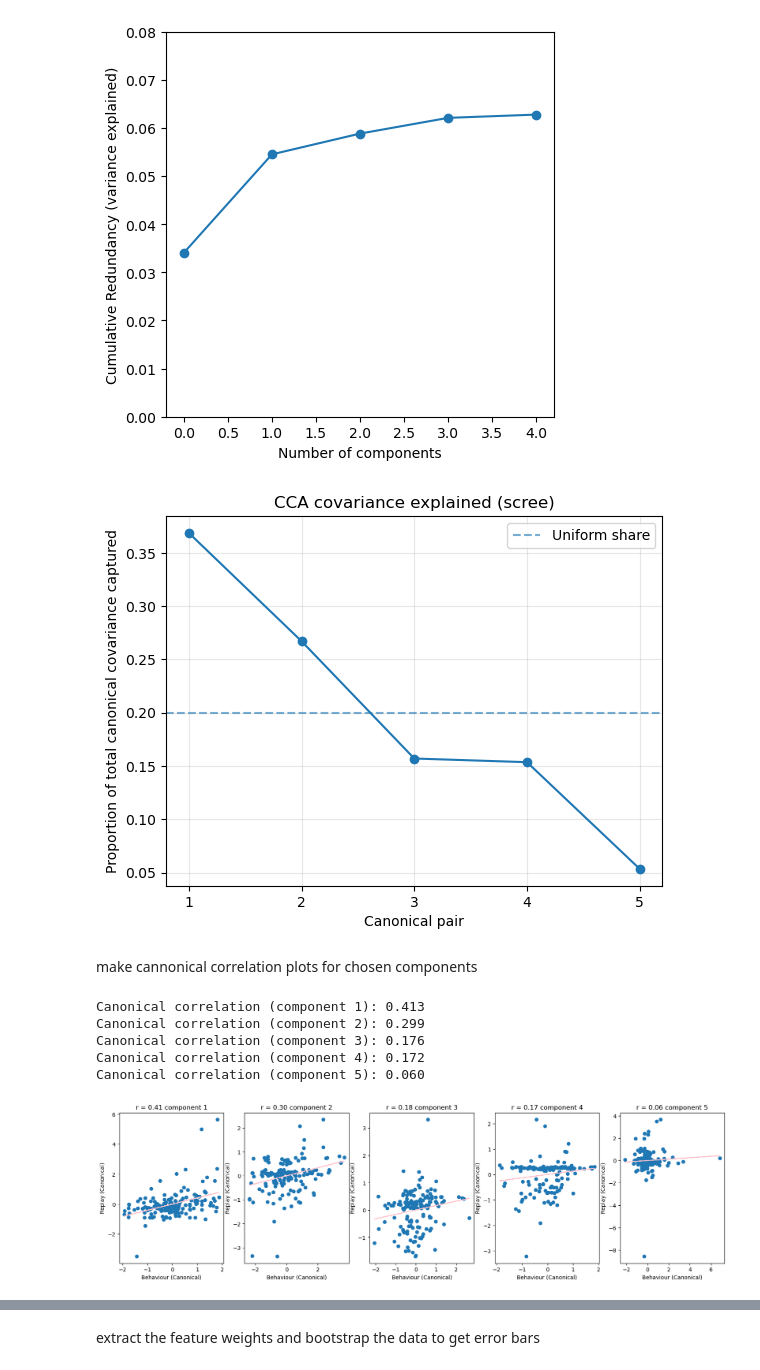
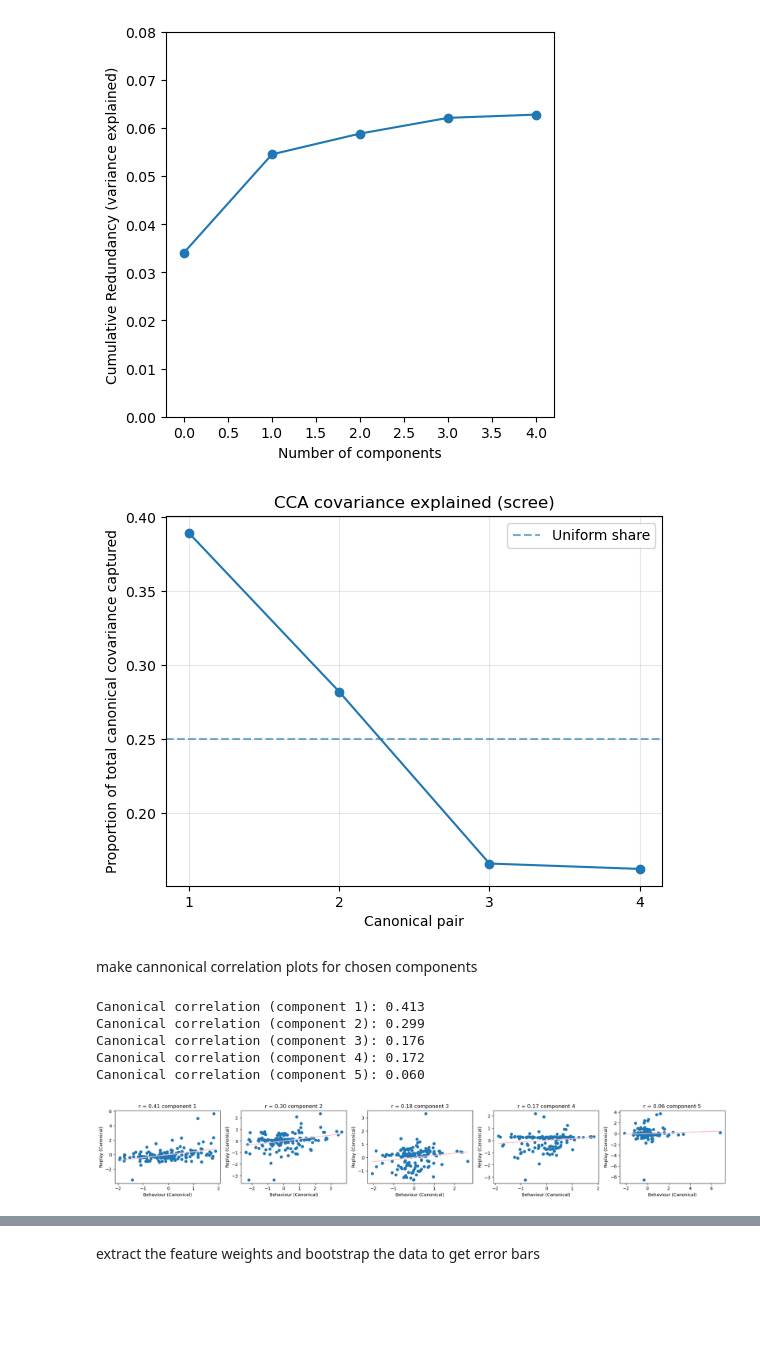
Before and after one commit to EmmettJT/sequences_analyse_PPSeq, a Jupyter notebook: revision_analysis/prioritisation_analysis/behaviour_sleep_link/3_bts_CCA.ipynb, the cells around one changed output, grey strips where cells are left out. Drawn from its saved outputs; the diff is of its cells as text; code cells hidden in the pictures; blank space fills up the shorter version.

```diff
--- a/revision_analysis/prioritisation_analysis/behaviour_sleep_link/3_bts_CCA.ipynb
+++ b/revision_analysis/prioritisation_analysis/behaviour_sleep_link/3_bts_CCA.ipynb
@@ -24,7 +24,7 @@ def plot_canonical_variates(X_c, Y_c,num_variates):
     """
     Plots the canonical variates.
     """
-    fig, ax = plt.subplots(1, num_variates, figsize=(20, 5))
+    fig, ax = plt.subplots(1, num_variates, figsize=(15, 3))
     for i in range(num_variates):
         # Correlation between canonical variates
         r, _ = pearsonr(X_c[:, i], Y_c[:, i])
@@ -136,6 +136,12 @@ def canonical_covariance_share(X_scaled, Y_scaled, n_components, unit_variance=T
     props = covs / total if total > 0 else np.zeros_like(covs)
 
     return props, covs, r
+
+def SaveFig(file_name,figure_dir):
+    if not os.path.isdir(figure_dir):
+        os.makedirs(figure_dir)
+    plt.savefig(figure_dir + file_name, bbox_inches='tight')
+    plt.show()
 # %% [markdown]
 # load in processed data
 # %%
@@ -241,7 +257,7 @@ ax.set_ylim(0,round(max(np.cumsum(mean_red)) * 1.2,2))
 (0.0, 0.08)
 [figure]
 # %%
-n_components = 5
+n_components = 4
 
 # --- usage with your variables ---
 props, covs, r = canonical_covariance_share(X_scaled, Y_scaled, n_components, unit_variance=True)
@@ -257,26 +273,29 @@ plt.ylabel('Proportion of total canonical covariance captured')
 plt.title('CCA covariance explained (scree)')
 plt.legend()
 plt.grid(alpha=0.3)
-plt.show()
+
+SaveFig('cov_exp_bts.pdf',r"C:\Users\Emmett Thompson\Documents\plots\\")
 # %% [output]
-[figure, old version]
+[figure, new version]
 # %% [markdown]
 make cannonical correlation plots for chosen components
 # %%
 ################# RUN CCA Analysis #################
 # CCA
 n_components= 5
 cca = CCA(n_components)
 X_c, Y_c = cca.fit_transform(X_scaled, Y_scaled)
 # Plot canonical variates
 plot_canonical_variates(X_c, Y_c,n_components)
+
+SaveFig('scatters.pdf',r"C:\Users\Emmett Thompson\Documents\plots\\")
 # %% [output]
 Canonical correlation (component 1): 0.413
 Canonical correlation (component 2): 0.299
 Canonical correlation (component 3): 0.176
 Canonical correlation (component 4): 0.172
 Canonical correlation (component 5): 0.060
-[figure, old version]
+[figure, new version]
 # %%
 
 n_perms = 1000
```
Also changed, not shown: parts of 19 cells of this notebook, 3 other files.
